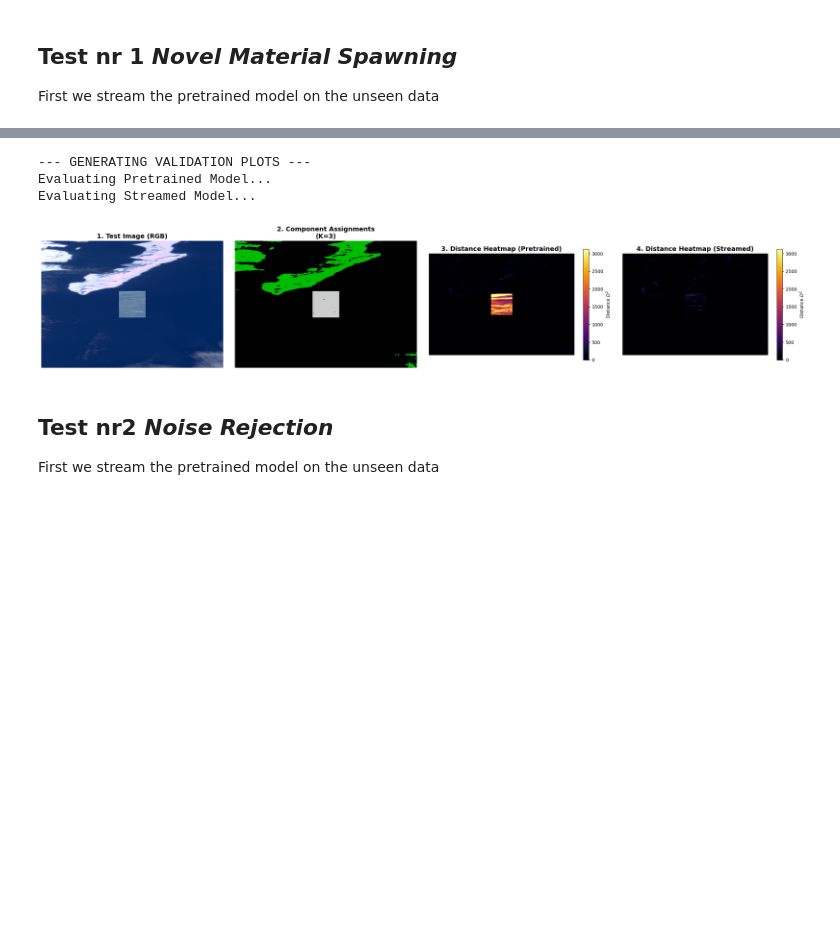
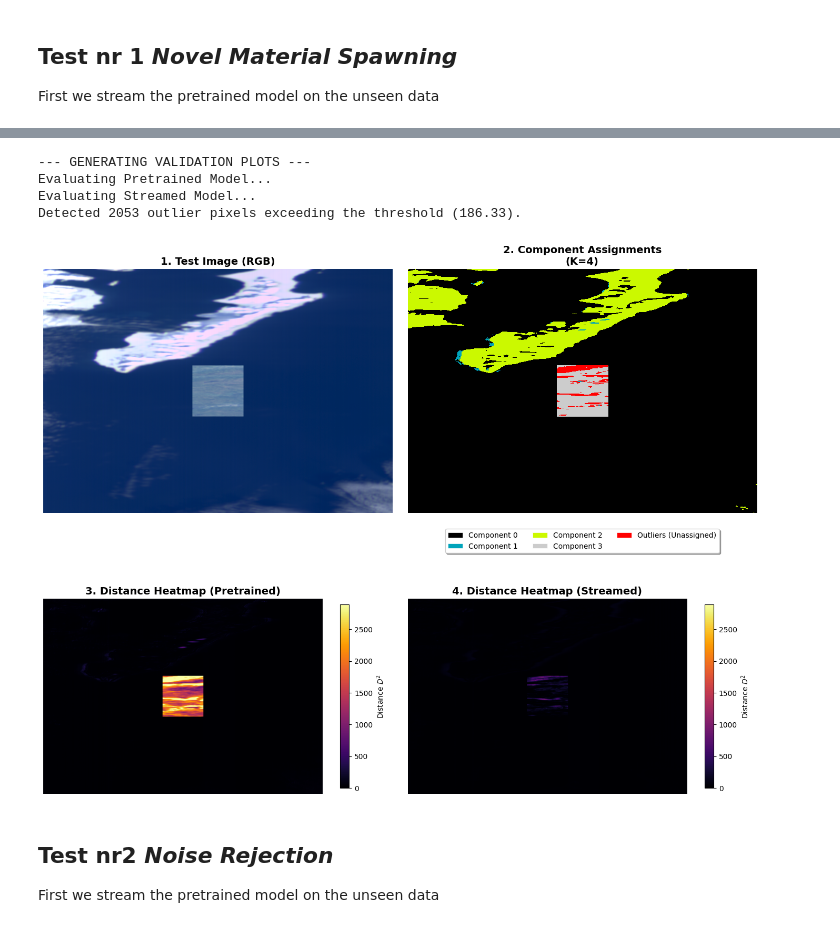
Before and after one commit to TrygveTafjord/OTFP-MFA-Streaming, a Jupyter notebook: testing/component_spawning.ipynb, the cells around one changed output, grey strips where cells are left out. Drawn from its saved outputs; the diff is of its cells as text; code cells hidden in the pictures; blank space fills up the shorter version.

Commit message:
polished the component-spawning plots, now they are poper informative

```diff
--- a/testing/component_spawning.ipynb
+++ b/testing/component_spawning.ipynb
@@ -340,6 +340,9 @@ if L2_NORMALIZATION:
 else:
     processed_image = data_2d_full_tensor
 
+# Define the outlier threshold based on Chi-squared distribution (120 degrees of freedom)
+OUTLIER_THRESH = float(chi2.ppf(0.9999, df=120))
+
 # --- 2. Helper: Calculate Mahalanobis Distance & Assignments ---
 def get_mahalanobis_and_assignments(otfp_model, X_tensor):
     """
@@ -347,14 +350,15 @@ def get_mahalanobis_and_assignments(otfp_model, X_tensor):
     directly from your optimized MFA class.
     """
     with torch.no_grad():
-        # Your e_step elegantly returns: log_resp_norm, log_likelihood, log_probs, mahalanobis_dists
         log_resp, _, _, mahalanobis_dists = otfp_model.MFA.e_step(X_tensor)
 
         # The best-fit component for each pixel (raw argmax, no masking)
         best_components = torch.argmax(log_resp, dim=1)
 
         # Distance to the closest component
-        min_dist, _ = torch.min(mahalanobis_dists, dim=1)
+        min_dist, mah_component = torch.min(mahalanobis_dists, dim=1)
+
+        # Fix: Use tensor comparison (.any()) instead of Python 'is not' identity check
 
     return min_dist.cpu().numpy(), best_components.cpu().numpy()
 
@@ -370,10 +374,43 @@ dist_after, assign_after = get_mahalanobis_and_assignments(novel_test_model, pro
 # Reshape back to 2D image dimensions
 heatmap_before = dist_before.reshape(h, w)
 heatmap_after = dist_after.reshape(h, w)
-seg_map = assign_after.reshape(h, w)  # No artificial masking here. Let the model speak for itself.
+seg_map = assign_after.reshape(h, w)
 
-# --- 4. Plotting ---
-fig, axes = plt.subplots(1, 4, figsize=(24, 6))
+# Determine the outliers in the streamed model
+outlier_mask = heatmap_after > OUTLIER_THRESH
+
+# Create a copy of the segmentation map to modify for plotting
+K = novel_test_model.MFA.K
+plot_seg_map = seg_map.copy()
+
+# Set outlier pixels to the value K (which will map to our red color)
+plot_seg_map[outlier_mask] = K
+
+if np.any(outlier_mask):
+    print(f"Detected {np.sum(outlier_mask)} outlier pixels exceeding the threshold ({OUTLIER_THRESH:.2f}).")
+
+# --- 4. Custom Colormap & Legend Setup ---
+# Get K distinct colors from nipy_spectral
+base_cmap = plt.get_cmap('nipy_spectral', K)
+colors = [base_cmap(i) for i in range(K)]
+
+# Append pure red for the outliers
+colors.append((1.0, 0.0, 0.0, 1.0))
+custom_cmap = ListedColormap(colors)
+
+# Create Legend Elements
+legend_elements = [
+    patches.Patch(facecolor=colors[i], edgecolor='white', linewidth=0.5, label=f'Component {i}')
+    for i in range(K)
+]
+legend_elements.append(
+    patches.Patch(facecolor='red', edgecolor='white', linewidth=0.5, label='Outliers (Unassigned)')
+)
+
+# --- 5. Plotting ---
+fig, axes = plt.subplots(2, 2, figsize=(14, 12)) # Increased height slightly for legend
+
+axes = axes.flatten()
 
 # A) RGB True Color (with global Gamma correction)
 def get_rgb_gamma(hsi_cube):
@@ -382,38 +419,49 @@ def get_rgb_gamma(hsi_cube):
     p_low, p_high = np.nanpercentile(rgb, 2), np.nanpercentile(rgb, 98)
     rgb_norm = np.clip((rgb - p_low) / (p_high - p_low + 1e-8), 0, 1)
     return rgb_norm ** 0.6 # Gamma lift
 
 axes[0].imshow(get_rgb_gamma(test_img_forest), aspect='equal')
 axes[0].set_title("1. Test Image (RGB)", fontweight='bold', fontsize=14)
 axes[0].axis('off')
 
-# B) Component Assignment Map
-# Plot pure segmentation
-cax1 = axes[1].imshow(seg_map, cmap='nipy_spectral', vmin=0, vmax=novel_test_model.MFA.K - 1, interpolation='nearest', aspect='equal')
-axes[1].set_title(f"2. Component Assignments\n(K={novel_test_model.MFA.K})", fontweight='bold', fontsize=14)
+# B) Component Assignment Map (With Outliers as Red)
+cax1 = axes[1].imshow(plot_seg_map, cmap=custom_cmap, vmin=0, vmax=K, interpolation='nearest', aspect='equal')
+axes[1].set_title(f"2. Component Assignments\n(K={K})", fontweight='bold', fontsize=14)
 axes[1].axis('off')
+
+# Add the legend below the axis
+axes[1].legend(
+    handles=legend_elements,
+    loc='upper center',
+    bbox_to_anchor=(0.5, -0.05), # Pushes the legend below the image
+    fancybox=True,
+    shadow=True,
+    ncol=min(3, K+1), # Max 3 columns for neatness
+    fontsize=10
+)
 
 # C) Mahalanobis Distance Heatmap (Pretrained)
 max_dist_plot = np.percentile(dist_before, 99.5) # Cap extreme spikes for visual clarity
 
 cax2 = axes[2].imshow(heatmap_before, cmap='inferno', vmin=0, vmax=max_dist_plot, aspect='equal')
 axes[2].set_title("3. Distance Heatmap (Pretrained)", fontweight='bold', fontsize=14)
 axes[2].axis('off')
 fig.colorbar(cax2, ax=axes[2], shrink=0.6, label='Distance $D^2$')
 
 # D) Mahalanobis Distance Heatmap (Streamed)
 cax3 = axes[3].imshow(heatmap_after, cmap='inferno', vmin=0, vmax=max_dist_plot, aspect='equal')
 axes[3].set_title("4. Distance Heatmap (Streamed)", fontweight='bold', fontsize=14)
 axes[3].axis('off')
 fig.colorbar(cax3, ax=axes[3], shrink=0.6, label='Distance $D^2$')
 
 plt.tight_layout()
 plt.show()
 # %% [output]
 --- GENERATING VALIDATION PLOTS ---
 Evaluating Pretrained Model...
 Evaluating Streamed Model...
+Detected 2053 outlier pixels exceeding the threshold (186.33).
-[figure, old version]
+[figure, new version]
 # %% [markdown]
 ## Test nr2 *Noise Rejection*
 First we stream the pretrained model on the unseen data
```
Also changed, not shown: parts of 8 cells of this notebook, 1 other file.
